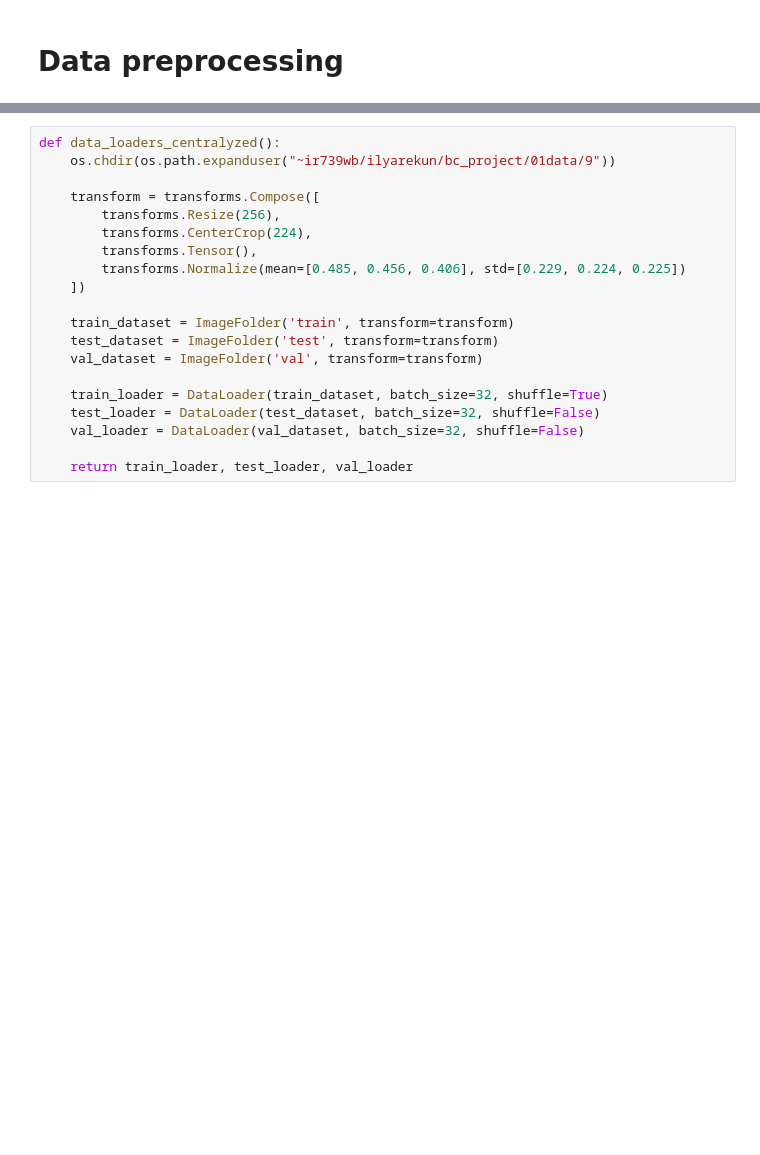
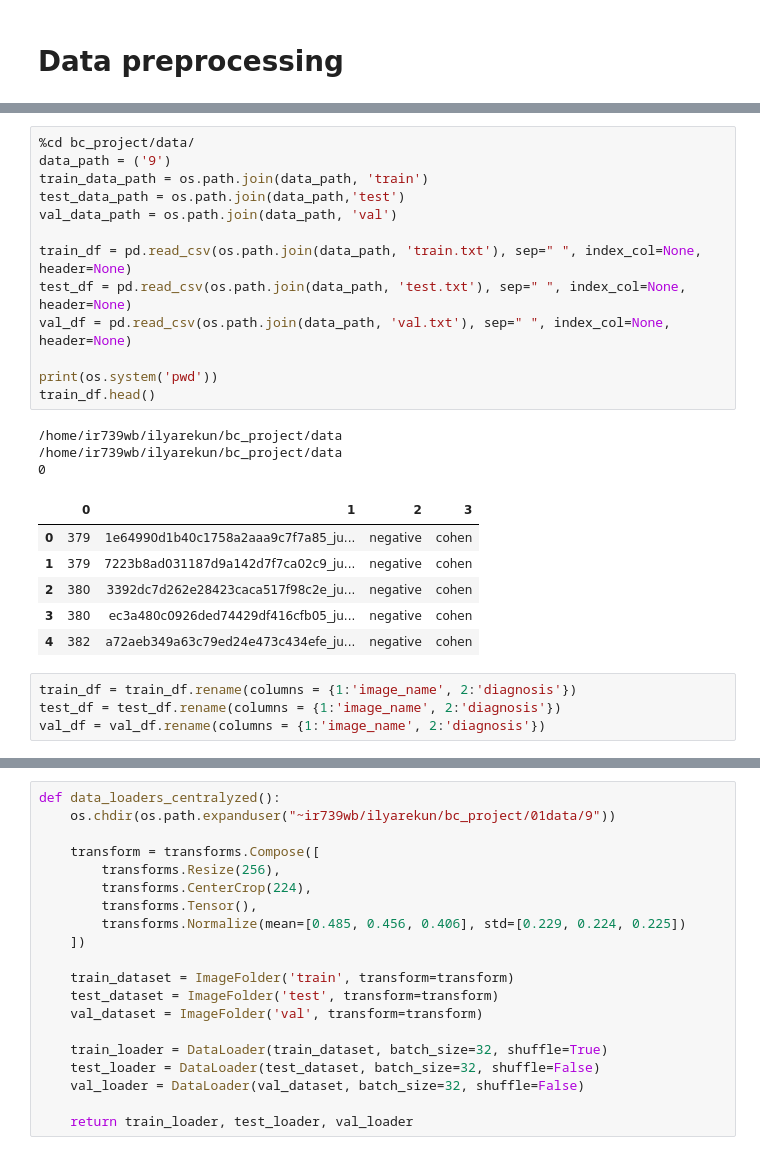
Before and after one commit to ilyarekun/bc_project, a Jupyter notebook: scripts/main.ipynb, the cells around one changed output, grey strips where cells are left out. Cells and saved outputs as stored; diff of their text form; blank space fills up the shorter version.

```diff
--- a/scripts/main.ipynb
+++ b/scripts/main.ipynb
@@ -55,0 +66,27 @@ print(os.system("pwd"))
+# %%
+%cd bc_project/data/
+data_path = ('9')
+train_data_path = os.path.join(data_path, 'train')
+test_data_path = os.path.join(data_path,'test')
+val_data_path = os.path.join(data_path, 'val')
+
+train_df = pd.read_csv(os.path.join(data_path, 'train.txt'), sep=" ", index_col=None, header=None)
+test_df = pd.read_csv(os.path.join(data_path, 'test.txt'), sep=" ", index_col=None, header=None)
+val_df = pd.read_csv(os.path.join(data_path, 'val.txt'), sep=" ", index_col=None, header=None)
+
+print(os.system('pwd'))
+train_df.head()
+# %% [output]
+/home/ir739wb/ilyarekun/bc_project/data
+/home/ir739wb/ilyarekun/bc_project/data
+0
+|  | 0 | 1 | 2 | 3 |
+| 0 | 379 | 1e64990d1b40c1758a2aaa9c7f7a85_ju... | negative | cohen |
+| 1 | 379 | 7223b8ad031187d9a142d7f7ca02c9_ju... | negative | cohen |
+| 2 | 380 | 3392dc7d262e28423caca517f98c2e_ju... | negative | cohen |
+| 3 | 380 | ec3a480c0926ded74429df416cfb05_ju... | negative | cohen |
+| 4 | 382 | a72aeb349a63c79ed24e473c434efe_ju... | negative | cohen |
+# %%
+train_df = train_df.rename(columns = {1:'image_name', 2:'diagnosis'})
+test_df = test_df.rename(columns = {1:'image_name', 2:'diagnosis'})
+val_df = val_df.rename(columns = {1:'image_name', 2:'diagnosis'})
```
Also changed, not shown: parts of 13 cells of this notebook.
